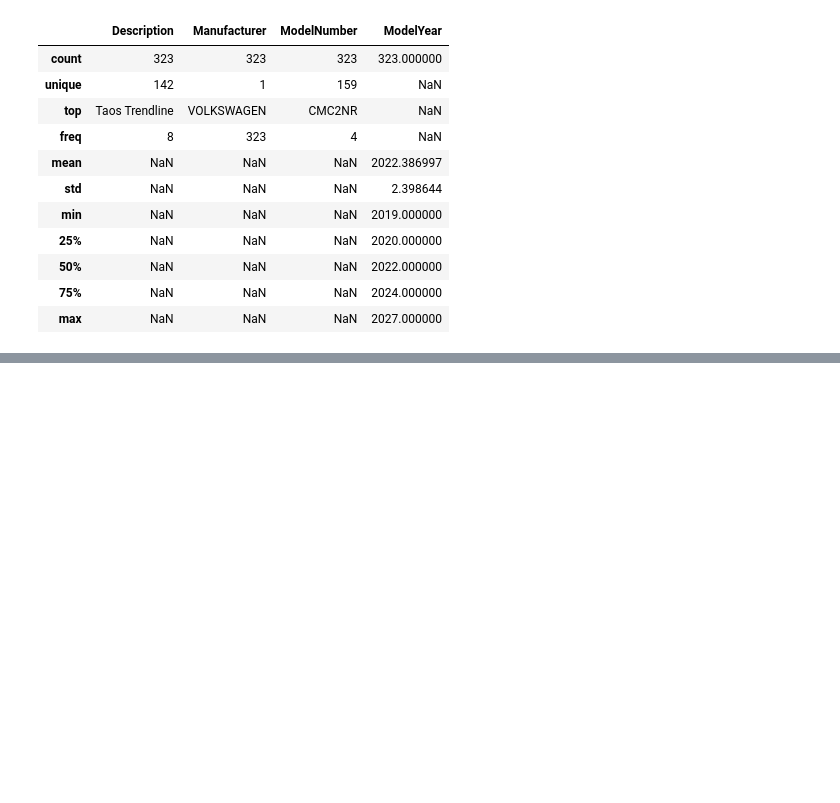
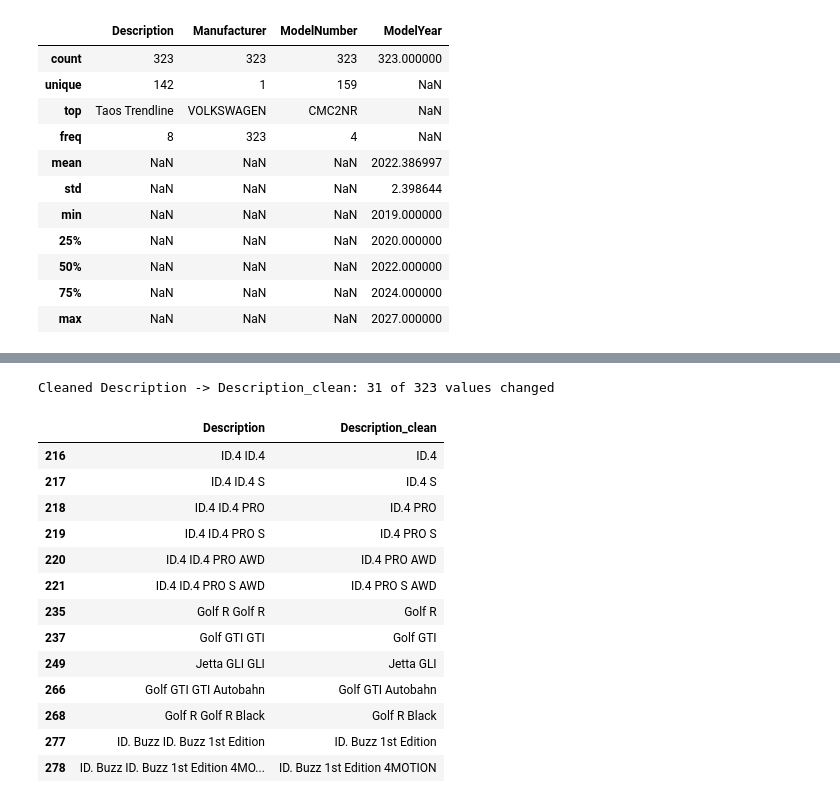
Before and after one commit to MeliPax/OEM_Accessories_v1, a Jupyter notebook: source_code/VW/oem_access_data_analysis.ipynb, the cells around one changed output, grey strips where cells are left out. Cells and saved outputs as stored; diff of their text form; code cells hidden in the pictures; blank space fills up the shorter version.

```diff
--- a/source_code/VW/oem_access_data_analysis.ipynb
+++ b/source_code/VW/oem_access_data_analysis.ipynb
@@ -544,0 +646,21 @@ vw_models_df.describe(include='all')
+# %%
+vw_models_df = clean_text_column(vw_models_df, 'Description')
+
+# preview the values that changed
+vw_models_df.loc[vw_models_df['Description'] != vw_models_df['Description_clean'], ['Description', 'Description_clean']].drop_duplicates()
+# %% [output]
+Cleaned Description -> Description_clean: 31 of 323 values changed
+|  | Description | Description_clean |
+| 216 | ID.4 ID.4 | ID.4 |
+| 217 | ID.4 ID.4 S | ID.4 S |
+| 218 | ID.4 ID.4 PRO | ID.4 PRO |
+| 219 | ID.4 ID.4 PRO S | ID.4 PRO S |
+| 220 | ID.4 ID.4 PRO AWD | ID.4 PRO AWD |
+| 221 | ID.4 ID.4 PRO S AWD | ID.4 PRO S AWD |
+| 235 | Golf R Golf R | Golf R |
+| 237 | Golf GTI GTI | Golf GTI |
+| 249 | Jetta GLI GLI | Jetta GLI |
+| 266 | Golf GTI GTI Autobahn | Golf GTI Autobahn |
+| 268 | Golf R Golf R Black | Golf R Black |
+| 277 | ID. Buzz ID. Buzz 1st Edition | ID. Buzz 1st Edition |
+| 278 | ID. Buzz ID. Buzz 1st Edition 4MO... | ID. Buzz 1st Edition 4MOTION |
```
Also changed, not shown: parts of 11 cells of this notebook.
